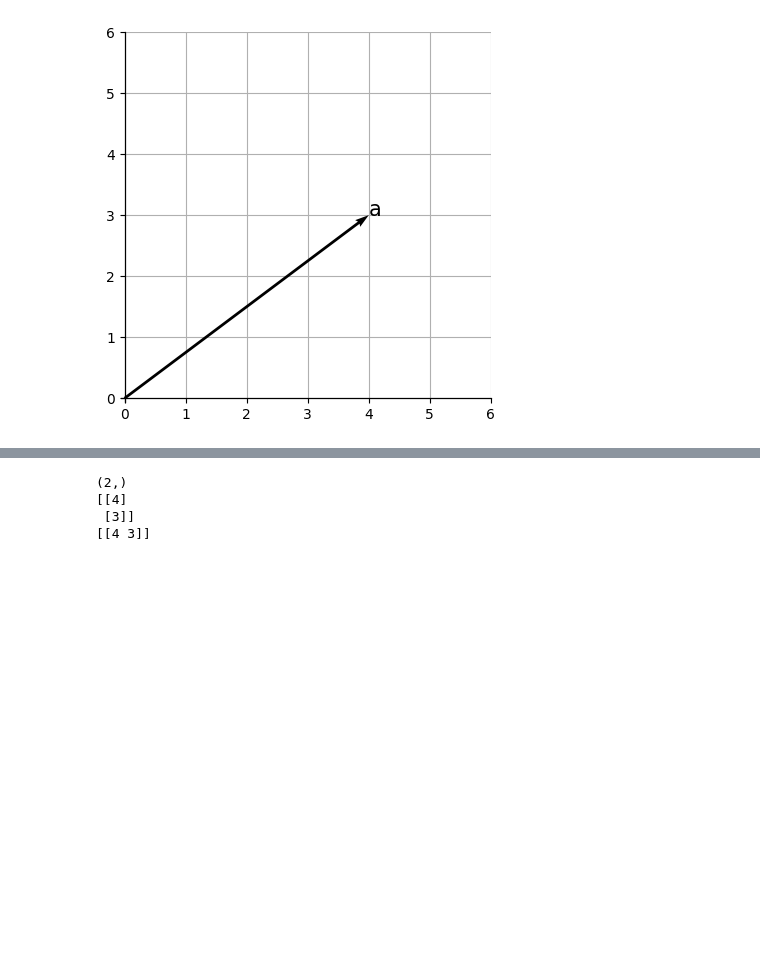
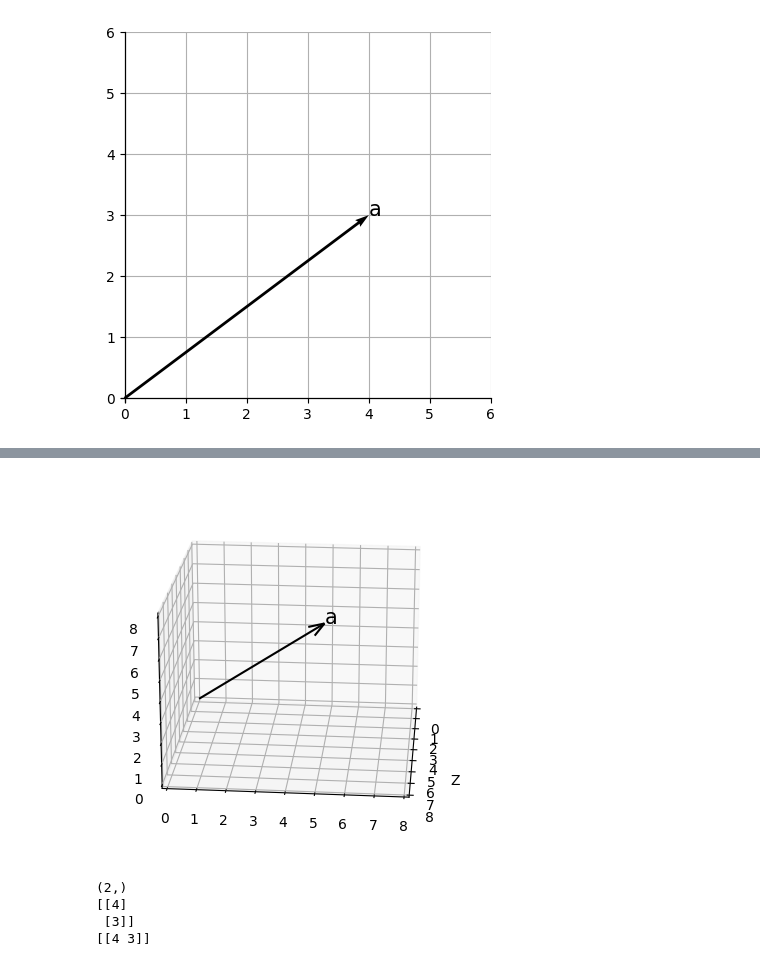
Before and after one commit to hyunee9/UNIV, a Jupyter notebook: 선대2_3주차.ipynb, the cells around one changed output, grey strips where cells are left out. Drawn from its saved outputs; the diff is of its cells as text; code cells hidden in the pictures; blank space fills up the shorter version.

```diff
--- a/선대2_3주차.ipynb
+++ b/선대2_3주차.ipynb
@@ -110 +103,32 @@ import matplotlib.pyplot as plt
+# %%
+#3차원 공간에 화살표 그리기
+
+import numpy as np
+import matplotlib.pyplot as plt
+
+#3차원 벡터A
+A=np.array([4,5,6])
+fig=plt.figure()
+
+#서브플롯dptj 3차원 좌표계를 사용
+ax=fig.add_subplot(1,1,1,projection='3d')
+
+#시작점이 (0,0,0)이고 끝점 좌표가 변수 a의 값인 화살표 그리기
+ax.quiver(0,0,0,A[0],A[1],A[2],color='black',arrow_length_ratio=0.1)
+ax.text(A[0],A[1],A[2], 'a', size=15)
+
+#그리드 생성
+ax.set_xlim(0,8)
+ax.set_ylim(0,8)
+ax.set_zlim(0,8)
+ax.set_xlabel('X')
+ax.set_xlabel('Y')
+ax.set_xlabel('Z')
+ax.view_init(elev=20.,azim=5)
+ax.grid()
+ax.set_axisbelow(True)
+ax.set_aspect('auto',adjustable='box')
+plt.show()
+# %% [output]
+[figure, added]
 # %%
```
Also changed, not shown: parts of 10 cells of this notebook.
